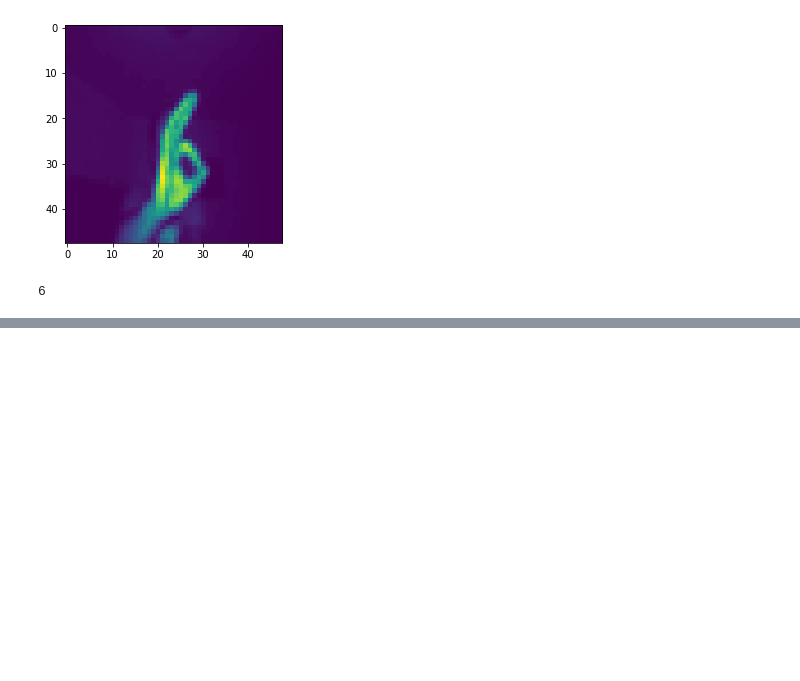
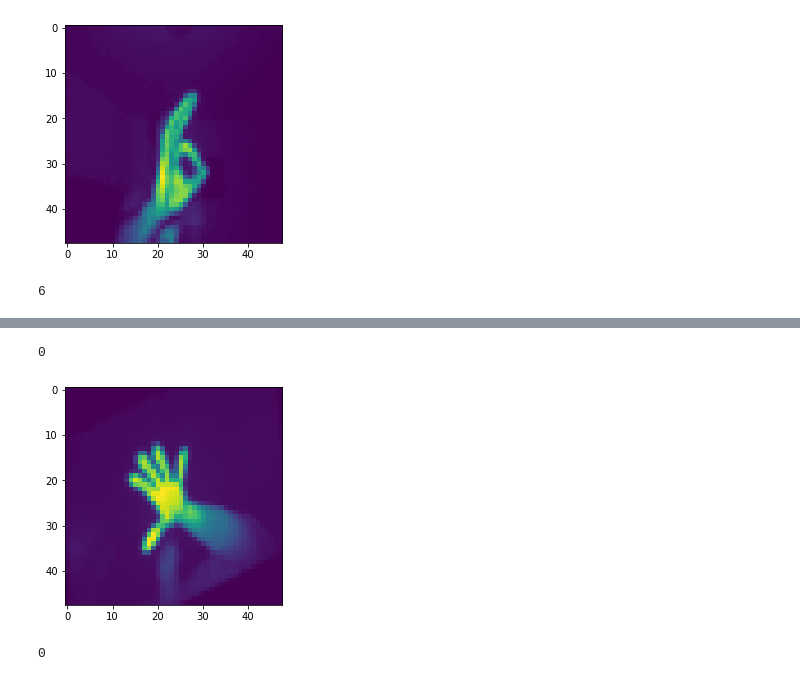
Before and after one commit to po-stas/PyTorch, a Jupyter notebook: lesson05/CourseWork.ipynb, the cells around one changed output, grey strips where cells are left out. Cells and saved outputs as stored; diff of their text form; code cells hidden in the pictures; blank space fills up the shorter version.

```diff
--- a/lesson05/CourseWork.ipynb
+++ b/lesson05/CourseWork.ipynb
@@ -430,0 +509,13 @@ np.argmax(np.array(resnet(image4.unsqueeze(0)).detach()))
+# %%
+i = iter(test_loader)
+# %%
+image, label = i.__next__()
+plt.imshow(image[0].permute((1,2,0)).reshape((48, 48)))
+print(np.array(label)[0])
+# %% [output]
+0
+[figure, added]
+# %%
+np.argmax(np.array(resnet(image).detach()))
+# %% [output]
+0
```
Also changed, not shown: parts of 83 cells of this notebook.
